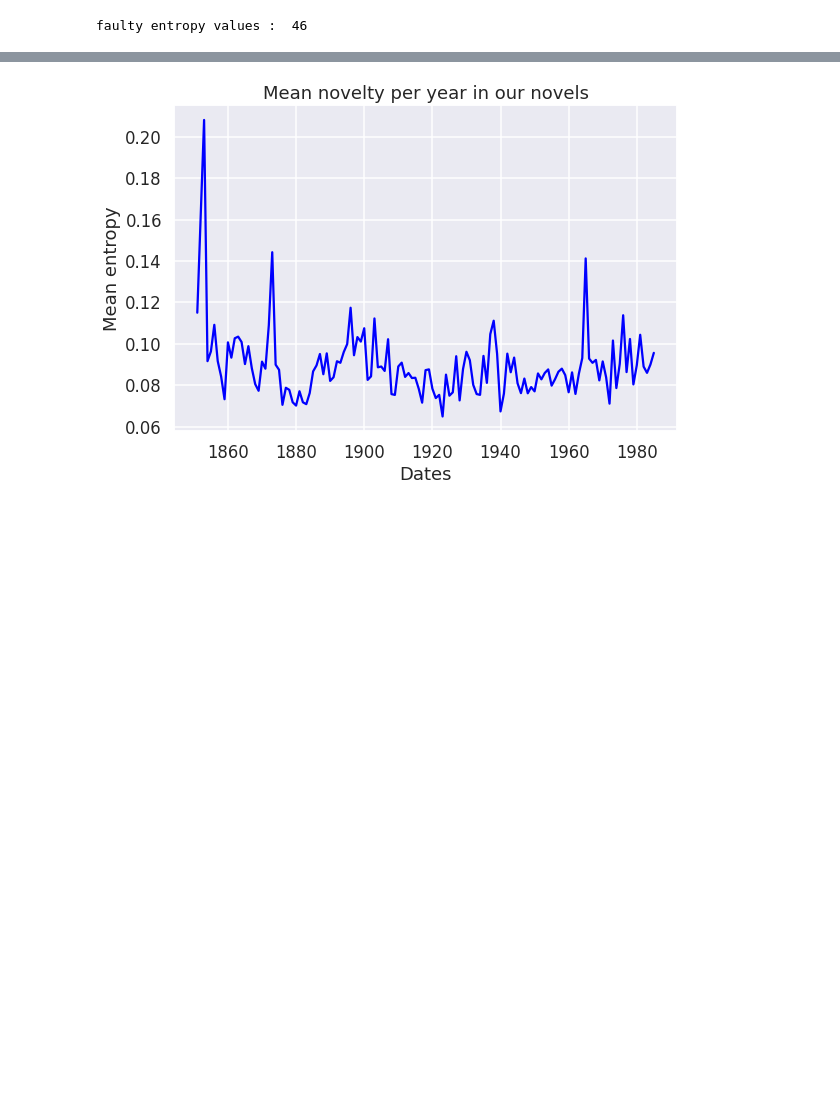
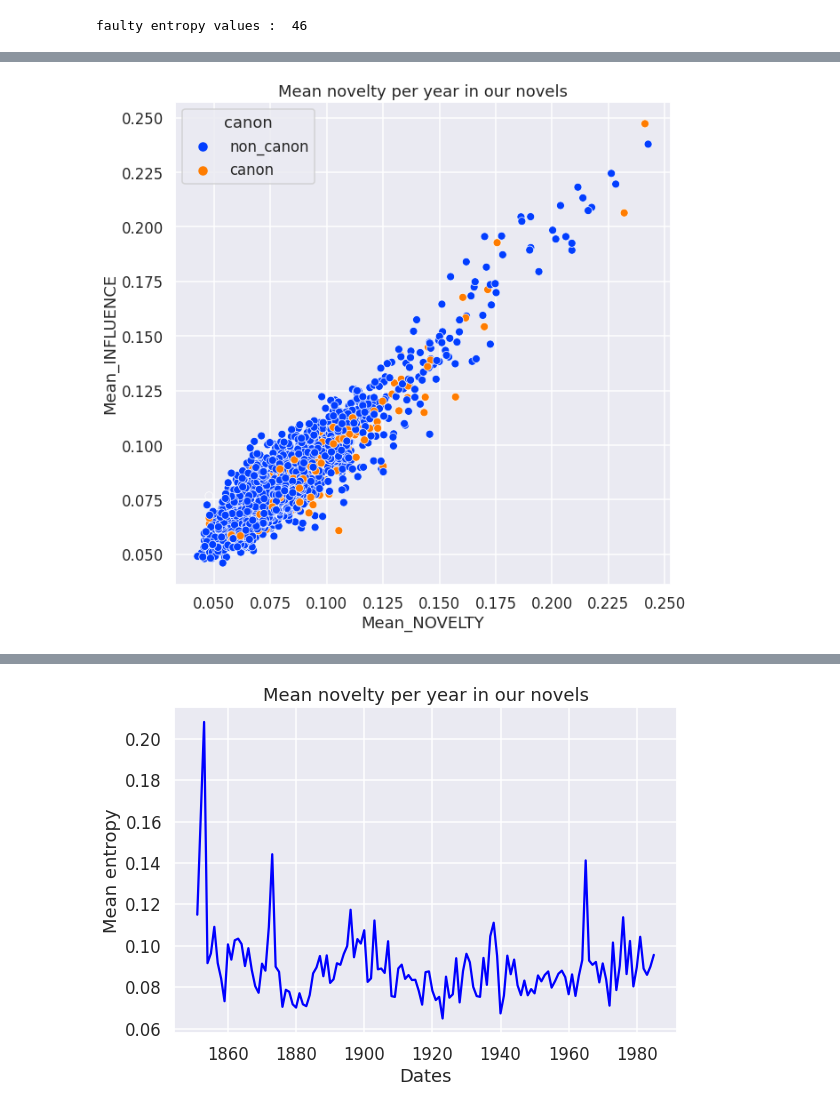
Before and after one commit to crazyjeannot/CHR_beyond_canonicity, a Jupyter notebook: modelize_change.ipynb, the cells around one changed output, grey strips where cells are left out. Saved outputs shown, nothing was run; the diff lists cells and outputs as text; code cells hidden in the pictures; blank space fills up the shorter version.

```diff
--- a/modelize_change.ipynb
+++ b/modelize_change.ipynb
@@ -105,0 +298,15 @@ faulty entropy values :  46
+# %%
+df_MAIN_canon_temp = df_MAIN_canon[(df_MAIN_canon["Mean_NOVELTY"]<0.25) & (df_MAIN_canon["Mean_INFLUENCE"]<0.25)]
+# %%
+plt.figure(figsize=(10,10))
+ax = plt.subplot()
+ax.set_title('Mean novelty per year in our novels')
+
+ax = sns.scatterplot(data=df_MAIN_canon_temp, x="Mean_NOVELTY", y="Mean_INFLUENCE", color='blue', ax=ax, hue='canon', hue_order=['non_canon', 'canon'])
+
+ax.set_xlabel('Mean_NOVELTY')
+ax.set_ylabel('Mean_INFLUENCE')
+
+plt.show()
+# %% [output]
+[figure, added]
```
Also changed, not shown: parts of 35 cells of this notebook, 2 other files.
